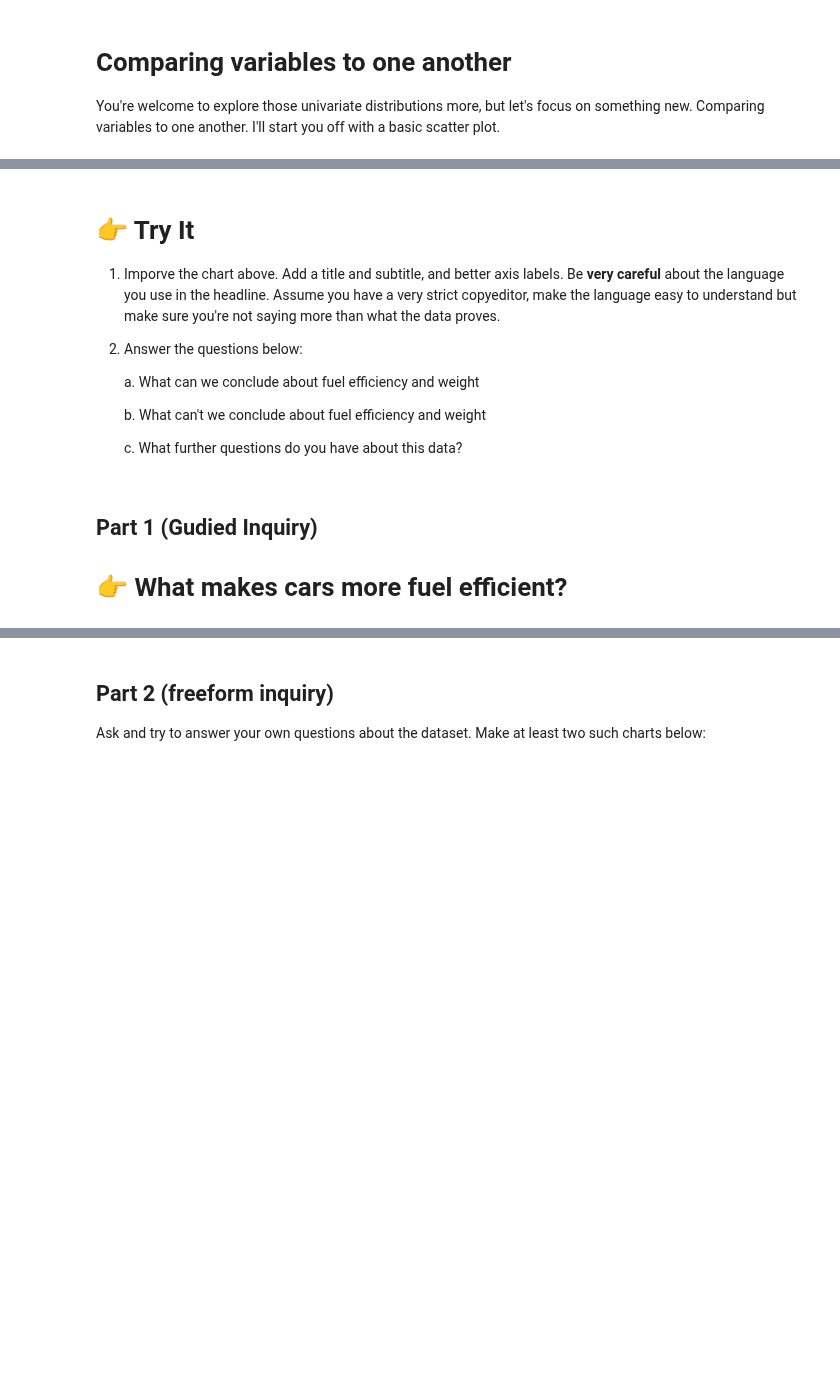
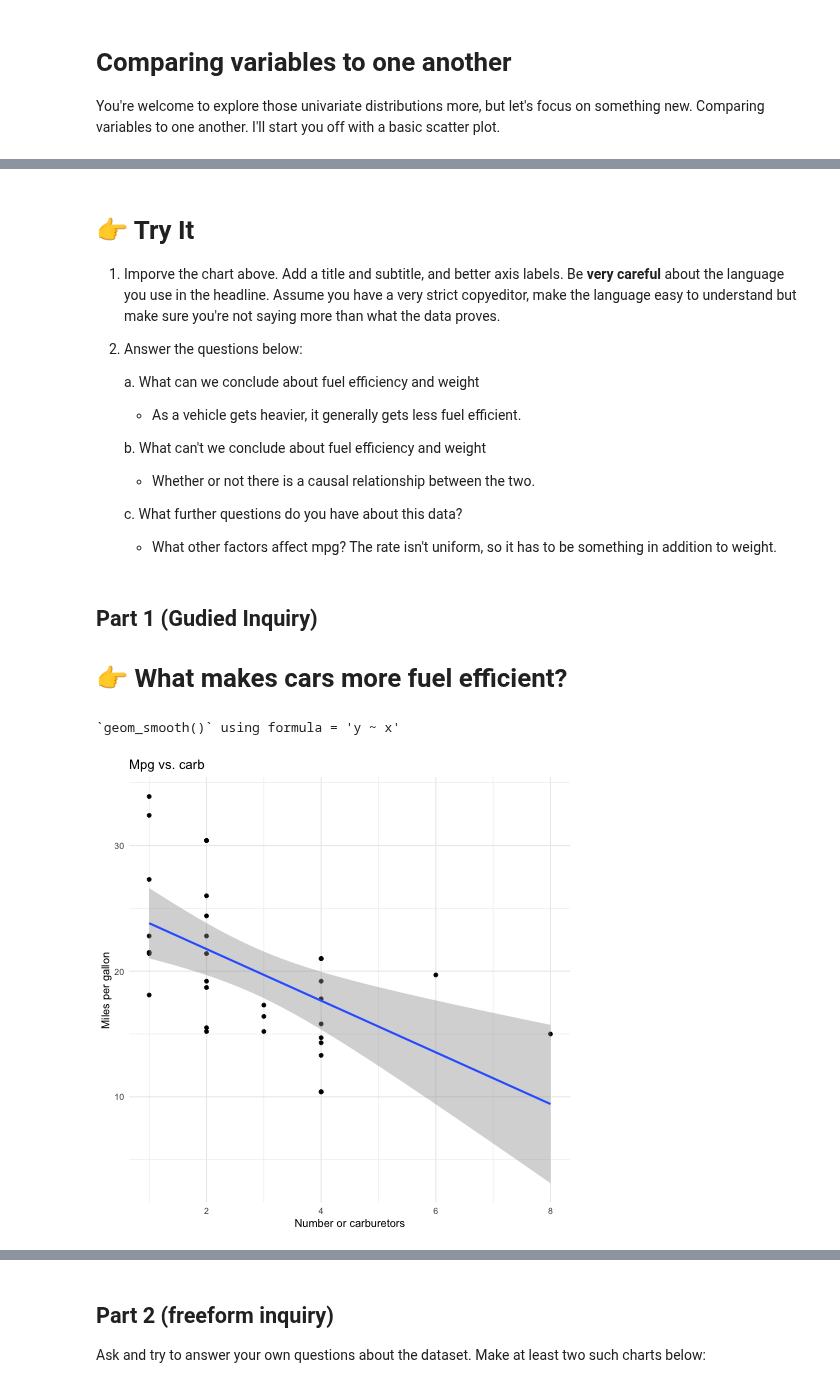
Before and after one commit to data4news-students/mtcars-exploratory-jakeneenan, a Jupyter notebook: notebook.ipynb, the cells around one changed output, grey strips where cells are left out. Saved outputs shown, nothing was run; the diff lists cells and outputs as text; code cells hidden in the pictures; blank space fills up the shorter version.

```diff
--- a/notebook.ipynb
+++ b/notebook.ipynb
@@ -210,10 +215,30 @@ ggplot(mtcars) +
 2. Answer the questions below:
 
     a. What can we conclude about fuel efficiency and weight
+     - As a vehicle gets heavier, it generally gets less fuel efficient.
 
     b. What can't we conclude about fuel efficiency and weight
+     - Whether or not there is a causal relationship between the two.
 
     c. What further questions do you have about this data?
+     - What other factors affect mpg? The rate isn't uniform, so it has to be something in addition to weight.
 # %% [markdown]
 ## Part 1 (Gudied Inquiry)
 # 👉 What makes cars more fuel efficient?
+# %%
+%%R
+
+require(ggthemes)
+
+ggplot(mtcars) +
+    aes(y=mpg, x=carb) +
+    theme_minimal() +
+    geom_point() +
+    geom_smooth(method='lm') +
+    labs(title = "Mpg vs. carb") +
+    # set x and y axis labels
+    xlab('Number or carburetors') +
+    ylab('Miles per gallon')
+# %% [output]
+`geom_smooth()` using formula = 'y ~ x'
+[figure, added]
```
Also changed, not shown: parts of 15 cells of this notebook.
